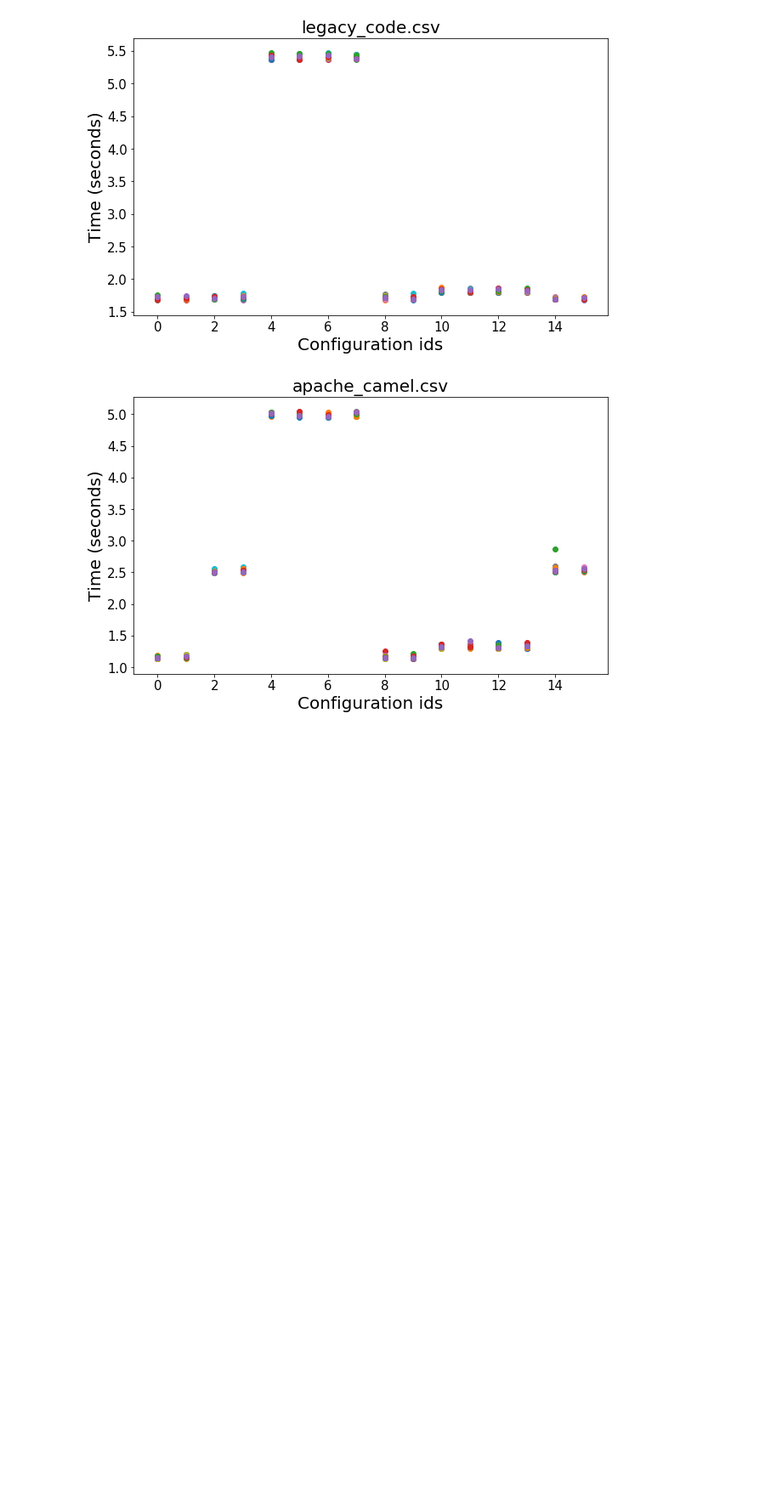
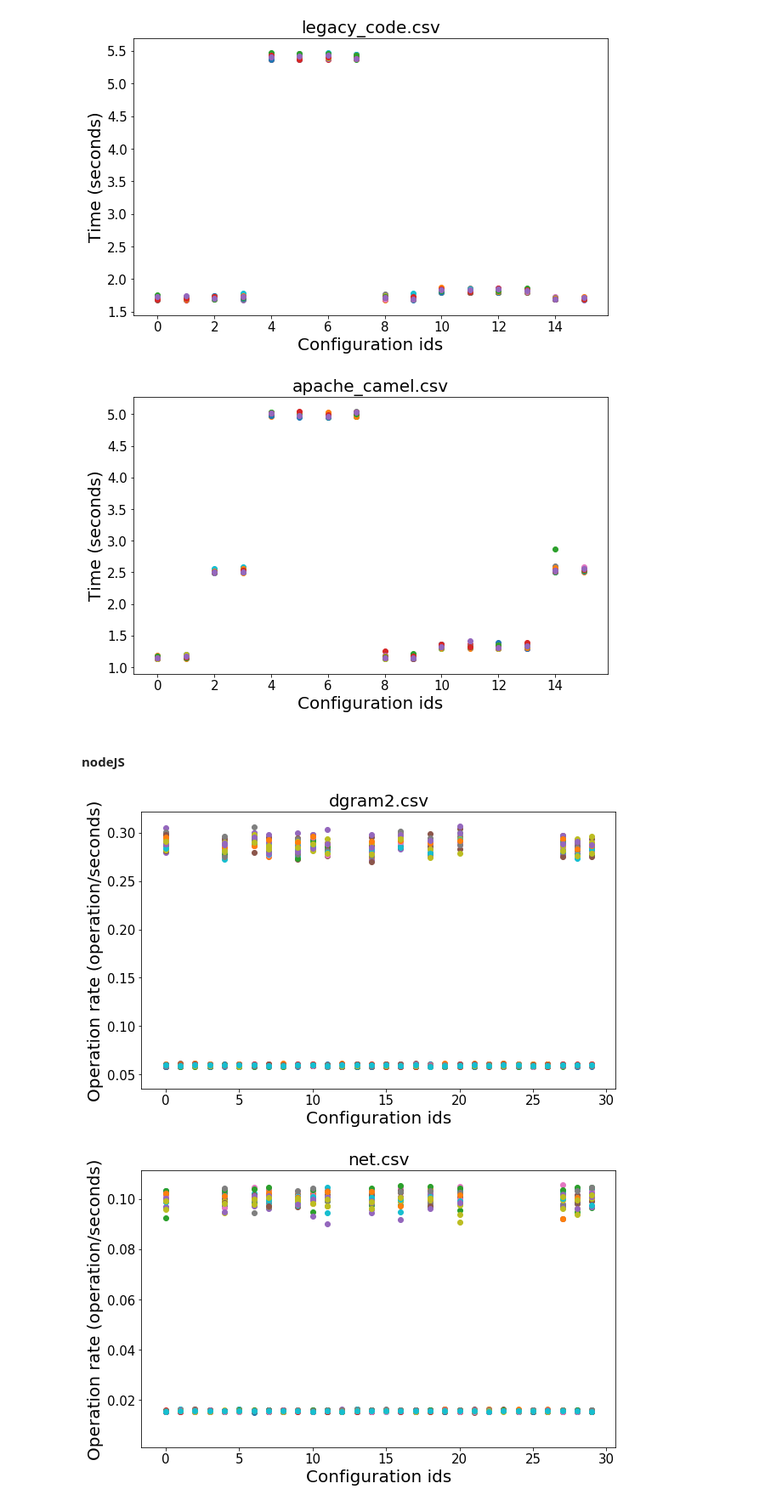
Before and after one commit to llesoil/ctime_opt, a Jupyter notebook: src/Analyze_data.ipynb, the cells around one changed output. Shown at 85% size. Drawn from its saved outputs; the diff is of its cells as text; code cells hidden in the pictures; blank space fills up the shorter version.

```diff
--- a/src/Analyze_data.ipynb
+++ b/src/Analyze_data.ipynb
@@ -291,3 +291,38 @@ for j in range(len(inputs)):
 [figure]
 [figure]
 [figure]
+# %% [markdown]
+#### nodeJS
+# %%
+name_system = "nodejs"
+# %%
+list_dir = os.listdir(data_dir+name_system)
+list_dir.remove('ctime_options.csv')
+list_dir
+
+inputs = os.listdir(data_dir+name_system+'/'+list_dir[0])
+nb_inputs = len(inputs)
+
+data = dict()
+
+for i in range(len(list_dir)):
+    for j in range(len(inputs)):
+        loc = data_dir+name_system+'/'+list_dir[i]+'/'+inputs[j]
+        data[list_dir[i], inputs[j]] = pd.read_csv(loc)
+# %%
+dim = "ops"
+for j in range(len(inputs)):
+    plt.figure(figsize=(10,6))
+    plt.title(inputs[j], size =20)
+    plt.ylabel("Operation rate (operation/seconds)", size=20)
+    plt.xlabel("Configuration ids", size=20)
+    plt.yticks(size=15)
+    plt.xticks(size=15)
+    for i in range(len(list_dir)):
+        df = data[list_dir[i], inputs[j]]
+        plt.scatter(range(df.shape[0]), df[dim])
+    plt.savefig('../results/'+name_system+'/scatterplot_'+dim+'_'+inputs[j][:-4]+'.png')
+    plt.show()
+# %% [output]
+[figure, added]
+[figure, added]
```
Also changed, not shown: parts of 1 cell of this notebook, 55 other files.
